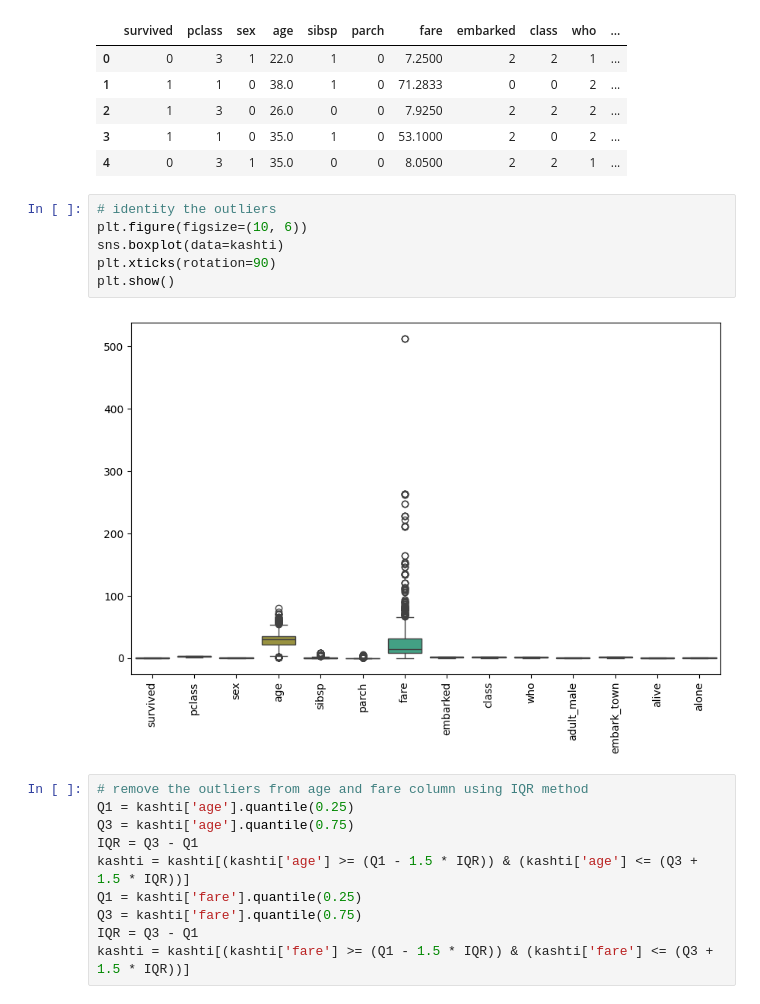
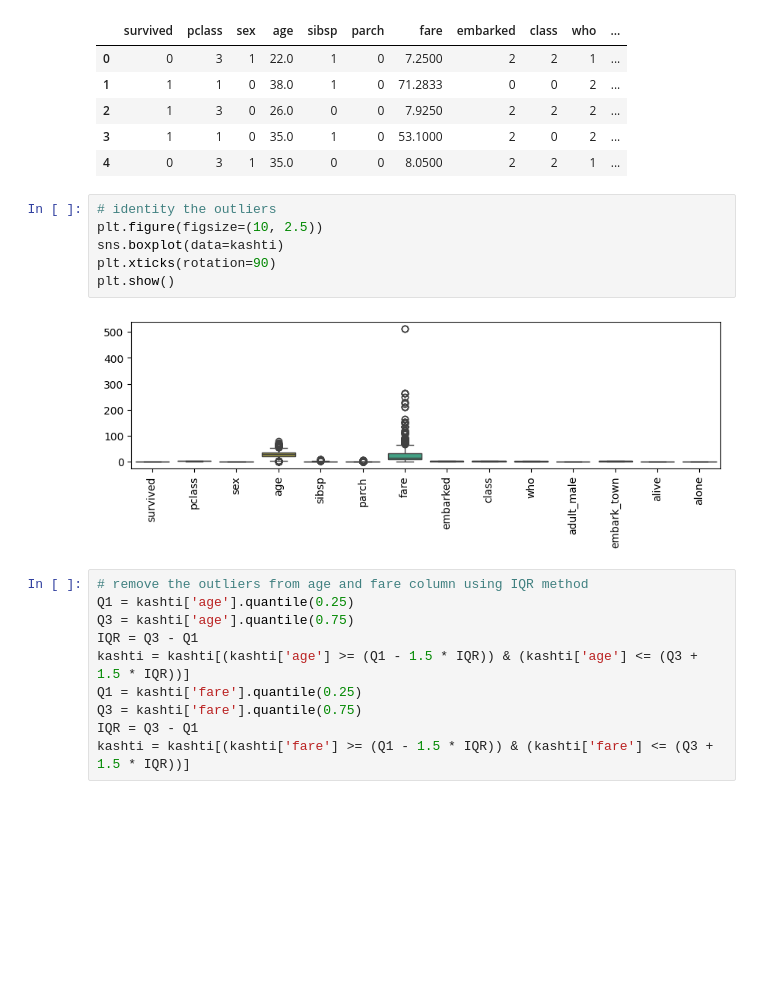
Before and after one commit to coderhyder17/Machine-Learning, a Jupyter notebook: 11_support_vector_machine_(svm).ipynb, the cells around one changed output. Cells and saved outputs as stored; diff of their text form; blank space fills up the shorter version.

```diff
--- a/11_support_vector_machine_(svm).ipynb
+++ b/11_support_vector_machine_(svm).ipynb
@@ -188,12 +188,12 @@ kashti.head()
 | 4 | 0 | 3 | 1 | 35.0 | 0 | 0 | 8.0500 | 2 | 2 | 1 | ... |
 # %%
 # identity the outliers
-plt.figure(figsize=(10, 6))
+plt.figure(figsize=(10, 2.5))
 sns.boxplot(data=kashti)
 plt.xticks(rotation=90)
 plt.show()
 # %% [output]
-[figure, old version]
+[figure, new version]
 # %%
 # remove the outliers from age and fare column using IQR method
 Q1 = kashti['age'].quantile(0.25)
```
Also changed, not shown: parts of 7 cells of this notebook, 3 other files.
